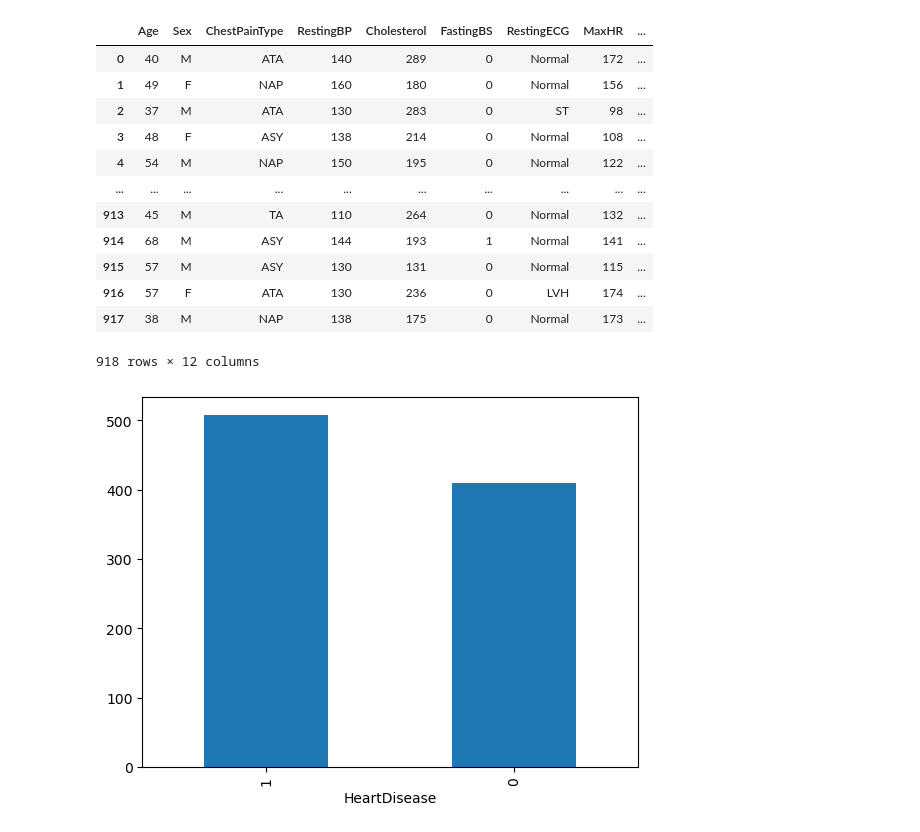
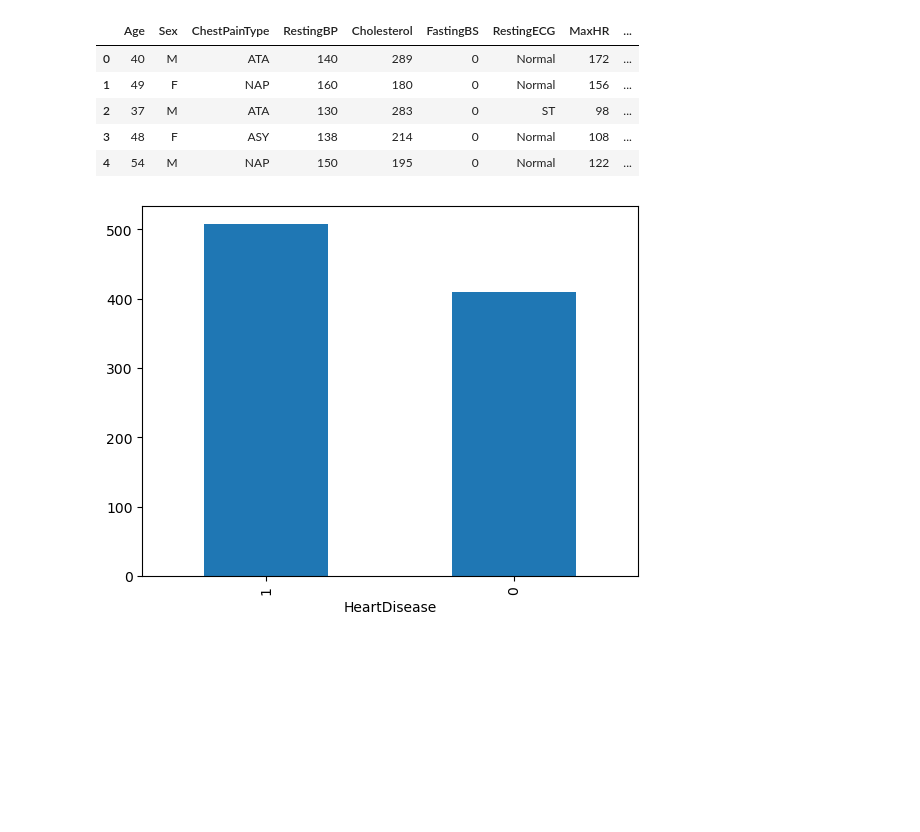
Before and after one commit to jlimb001/Heart_failure_prediction_app, a Jupyter notebook: heart_failure_01.ipynb, the cells around one changed output. Saved outputs shown, nothing was run; the diff lists cells and outputs as text; code cells hidden in the pictures; blank space fills up the shorter version.

```diff
--- a/heart_failure_01.ipynb
+++ b/heart_failure_01.ipynb
@@ -16,21 +16,14 @@ from imblearn.over_sampling import SMOTE
 # %%
 file_path = r"C:/Users/jugal/OneDrive/Documents/Ironhack_project/Project_ML/heart.csv"
 df = pd.read_csv(file_path)
-df
+df.head()
 # %% [output]
 |  | Age | Sex | ChestPainType | RestingBP | Cholesterol | FastingBS | RestingECG | MaxHR | ... |
 | 0 | 40 | M | ATA | 140 | 289 | 0 | Normal | 172 | ... |
 | 1 | 49 | F | NAP | 160 | 180 | 0 | Normal | 156 | ... |
 | 2 | 37 | M | ATA | 130 | 283 | 0 | ST | 98 | ... |
 | 3 | 48 | F | ASY | 138 | 214 | 0 | Normal | 108 | ... |
 | 4 | 54 | M | NAP | 150 | 195 | 0 | Normal | 122 | ... |
-| ... | ... | ... | ... | ... | ... | ... | ... | ... | ... |
-| 913 | 45 | M | TA | 110 | 264 | 0 | Normal | 132 | ... |
-| 914 | 68 | M | ASY | 144 | 193 | 1 | Normal | 141 | ... |
-| 915 | 57 | M | ASY | 130 | 131 | 0 | Normal | 115 | ... |
-| 916 | 57 | F | ATA | 130 | 236 | 0 | LVH | 174 | ... |
-| 917 | 38 | M | NAP | 138 | 175 | 0 | Normal | 173 | ... |
-918 rows × 12 columns
 # %%
 # One-hot encoding categorical variables
 categorical_cols = ['Sex', 'ChestPainType', 'RestingECG', 'ExerciseAngina', 'ST_Slope']
```
